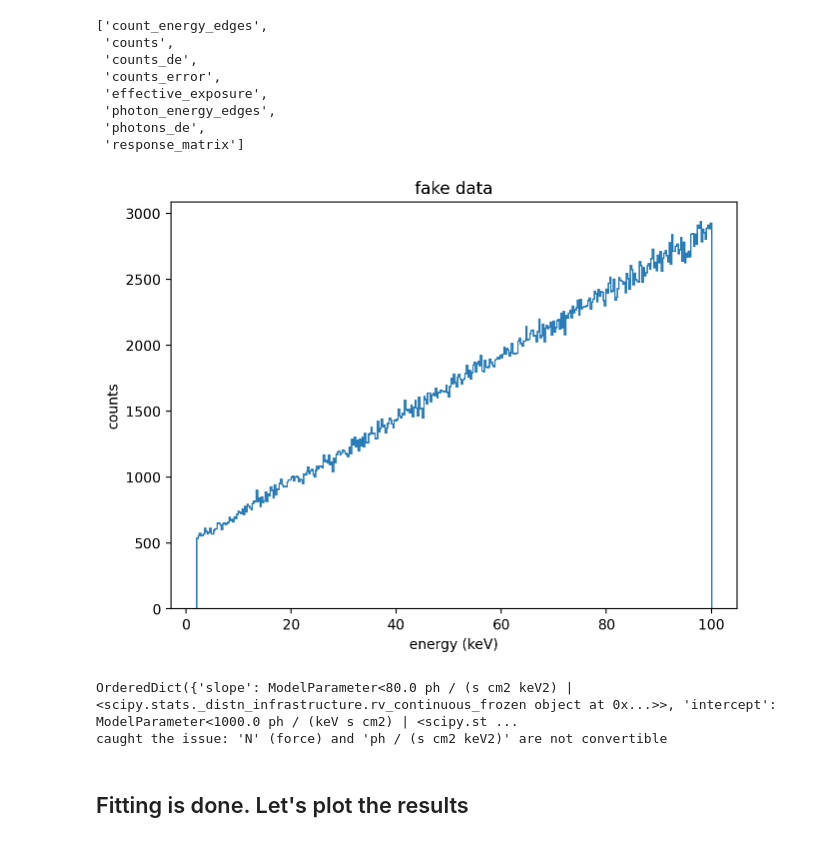
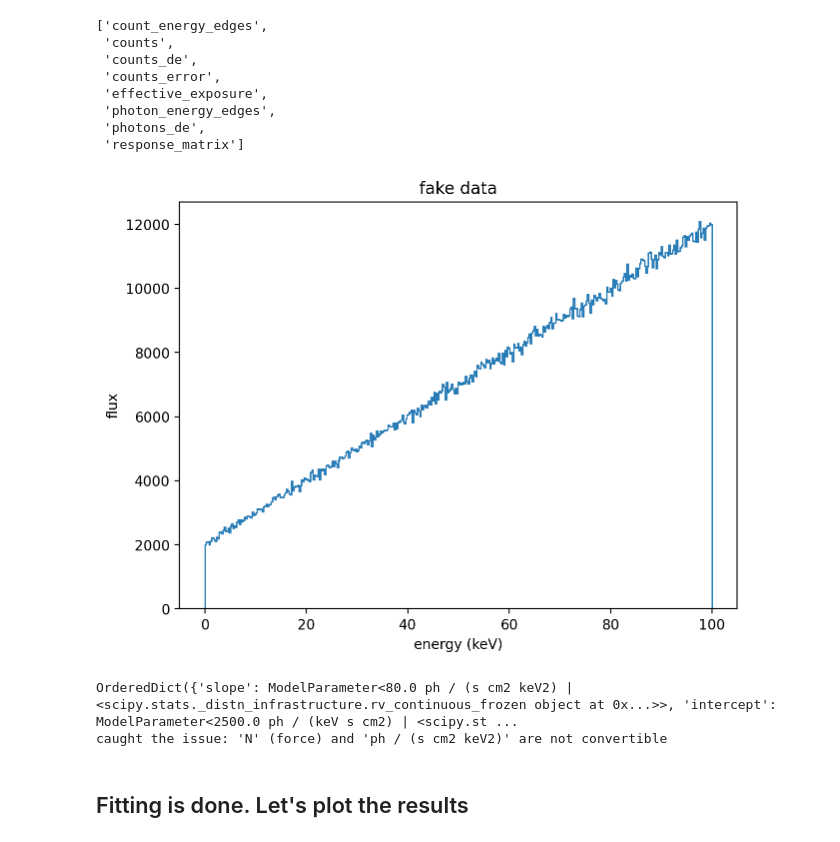
Before and after one commit to sunpy/sunkit-spex, a Jupyter notebook: examples/fitting-testing.ipynb, the cells around one changed output. Saved outputs shown, nothing was run; the diff lists cells and outputs as text; code cells hidden in the pictures.

Commit message:
fix line model unit issue

```diff
--- a/examples/fitting-testing.ipynb
+++ b/examples/fitting-testing.ipynb
@@ -36,7 +36,10 @@ import importlib
 importlib.reload(fake_models)
 importlib.reload(fitters)
 importlib.reload(fit_models)
-spec = fake_models.linear(slope=100, intercept=2000)
+spec = fake_models.linear(
+    slope=100 << u.ph / u.keV**2 / u.cm**2 / u.s,
+    intercept=2000 << u.ph / u.cm**2 / u.keV / u.s
+)
 print('attributes of', spec.__class__)
 [attr for attr in dir(spec) if not attr.startswith('_')]
 # %% [output]
@@ -51,16 +54,17 @@ attributes of <class 'sunkit_spex.fitting.spectra.XraySpectrum'>
  'response_matrix']
 # %%
 fig, ax = plt.subplots(layout='constrained')
-ax.stairs(spec.counts.to_value(u.ct), spec.count_energy_edges.to_value(u.keV))
-ax.set(xlabel='energy (keV)', ylabel='counts', title='fake data')
+flux = spec.counts / spec.counts_de / spec.effective_exposure
+ax.stairs(flux.to(u.ct / u.keV / u.s), spec.count_energy_edges.to_value(u.keV))
+ax.set(xlabel='energy (keV)', ylabel='flux', title='fake data')
 plt.show()
 # %% [output]
-[figure, old version]
+[figure, new version]
 # %%
 # Make a model to fit the fake data and make its parameters off by a bit
 mod = fit_models.Line()
 mod.slope.value = 80
-mod.intercept.value = 1000
+mod.intercept.value = 2500
 
 # Units are enforced seamlessly
 print(mod.current_parameters())
@@ -71,7 +75,7 @@ try:
 except u.UnitConversionError as e:
     print('caught the issue:', '; '.join(e.args))
 # %% [output]
-OrderedDict({'slope': ModelParameter<80.0 ph / (s cm2 keV2) | <scipy.stats._distn_infrastructure.rv_continuous_frozen object at 0x...>>, 'intercept': ModelParameter<1000.0 ph / (keV s cm2) | <scipy.st ...
+OrderedDict({'slope': ModelParameter<80.0 ph / (s cm2 keV2) | <scipy.stats._distn_infrastructure.rv_continuous_frozen object at 0x...>>, 'intercept': ModelParameter<2500.0 ph / (keV s cm2) | <scipy.st ...
 caught the issue: 'N' (force) and 'ph / (s cm2 keV2)' are not convertible
 # %%
 # Start the fitter & fit the data
```
Also changed, not shown: parts of 2 cells of this notebook, 1 other file.
